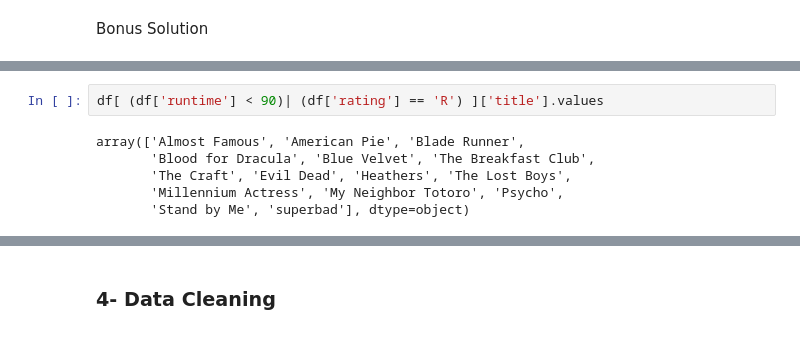
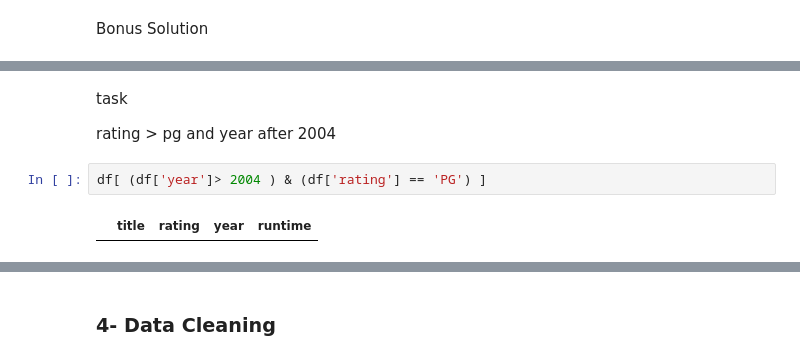
Before and after one commit to Mahmoud-Khorshed-DS-AI/AI-DS-Online-Diploma-Summer-Semester-2024, a Jupyter notebook: Session 10/Pandas_lab10.ipynb, the cells around one changed output, grey strips where cells are left out. Cells and saved outputs as stored; diff of their text form.

```diff
--- a/Session 10/Pandas_lab10.ipynb
+++ b/Session 10/Pandas_lab10.ipynb
@@ -38,11 +58,11 @@ df[(df['year'] > 1995) & (df['rating'] == 'R')]['runtime'].max()
 # %% [output]
 122.0
+# %% [markdown]
+task
+
+rating  > pg and year after 2004
 # %%
-df[ (df['runtime'] < 90)| (df['rating'] == 'R') ]['title'].values
+df[ (df['year']> 2004 ) & (df['rating'] == 'PG') ]
 # %% [output]
-array(['Almost Famous', 'American Pie', 'Blade Runner',
-       'Blood for Dracula', 'Blue Velvet', 'The Breakfast Club',
-       'The Craft', 'Evil Dead', 'Heathers', 'The Lost Boys',
-       'Millennium Actress', 'My Neighbor Totoro', 'Psycho',
-       'Stand by Me', 'superbad'], dtype=object)
+|  | title | rating | year | runtime |
 # %%
```
Also changed, not shown: parts of 6 cells of this notebook, 1 other file.
